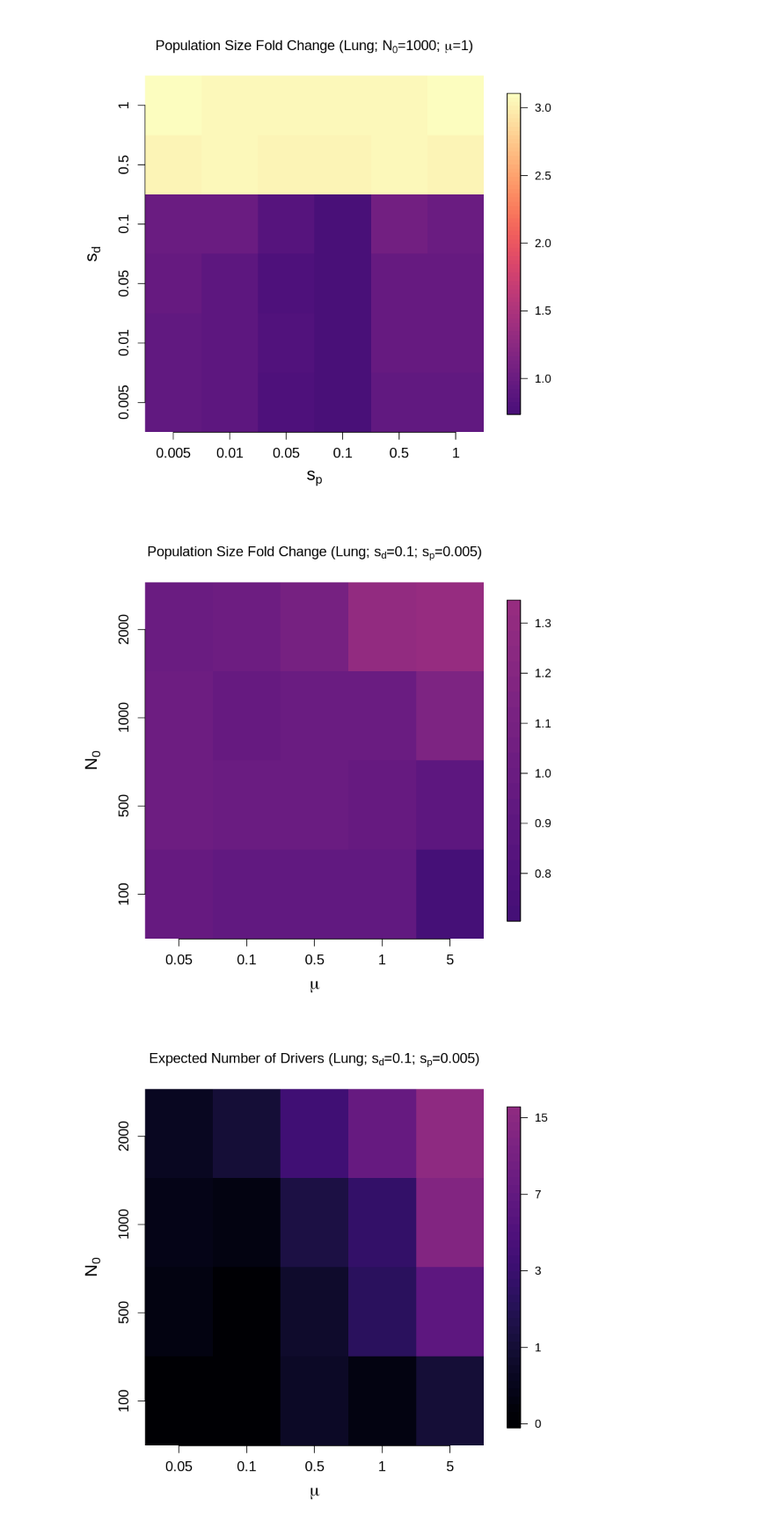
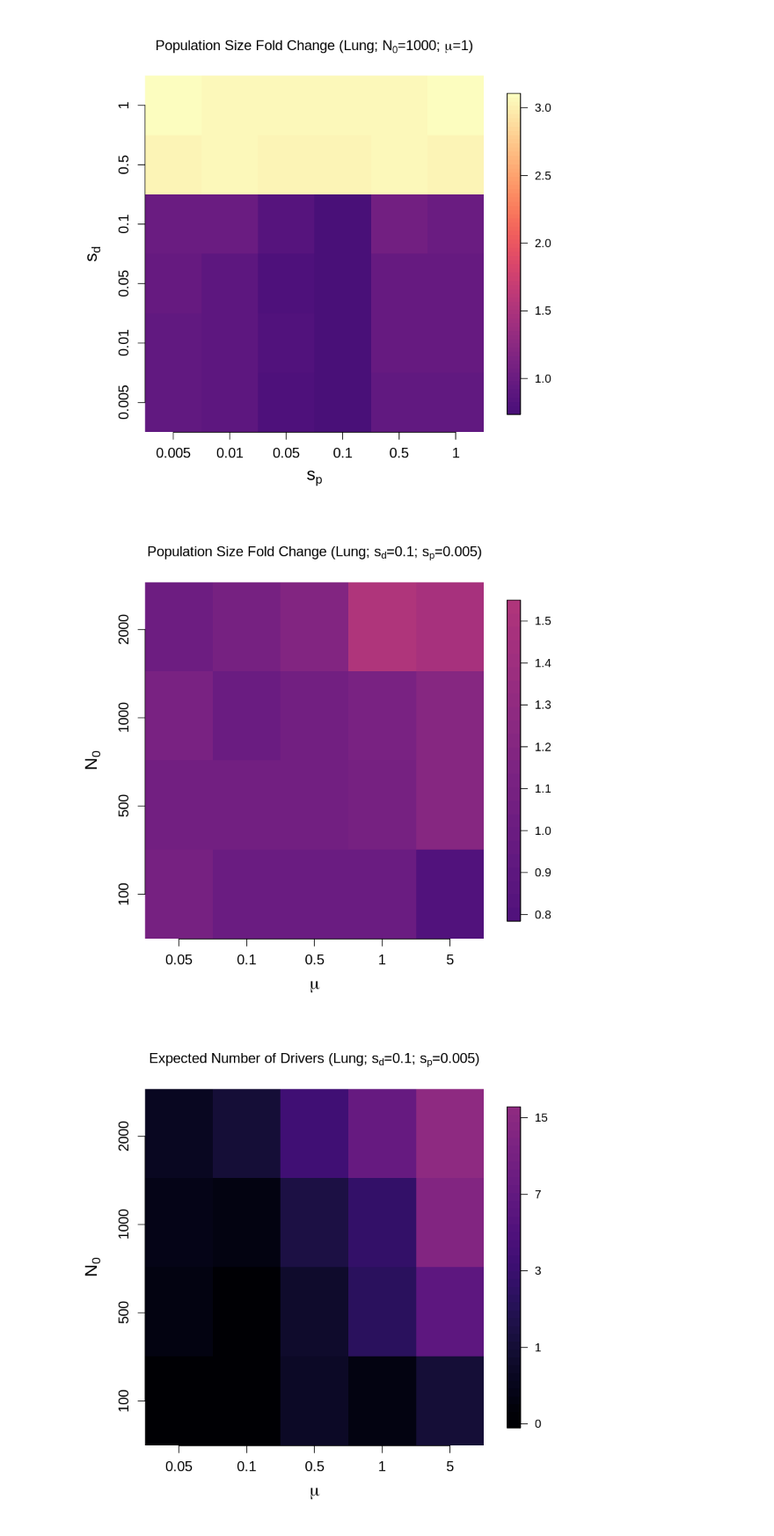
Before and after one commit to atallah-lab/analyses, a Jupyter notebook: sim_out_analyses/1018/test_lung_1001.ipynb, the cells around one changed output. Shown at 88% size. Cells and saved outputs as stored; diff of their text form; code cells hidden in the pictures.

```diff
--- a/sim_out_analyses/1018/test_lung_1001.ipynb
+++ b/sim_out_analyses/1018/test_lung_1001.ipynb
@@ -135,6 +135,9 @@ Ns_fc_std <- apply(Ns_fc,c(1,2,3,4),std)
 dim(Ns_fc)
 # %% [output]
 [1] 4 5 6 6 5
+# %%
+Ns_fc_max <- apply(Ns_fc,c(1,2,3,4),max)
+Ns_fc_min <- apply(Ns_fc,c(1,2,3,4),min)
 # %%
 #--- Fold change
 mu <- 1
@@ -149,14 +152,14 @@ axis(2, at=seq(0,1,0.20), labels=c(5e-3,1e-2,5e-2,1e-1,5e-1,1e-0),cex.axis=1.2);
 # %%
 #--- Fold change
 sd <- .1
 sp <- .005
-tmp <- Ns_fc_mean[,,which(sdv==sd),which(spv==sp)]
+tmp <- Ns_fc_max[,,which(sdv==sd),which(spv==sp)]
 image.plot(t(tmp),axes=F,col=cols2[(round(min(as.vector(tmp))*(length(cols2)/3.1))):(round(max(as.vector(tmp))*(length(cols2)/3.1)))])
 title(main=bquote(paste('Population Size Fold Change (',.(ctype),'; ',s[d],'=',.(toString(sd)),'; ',s[p],'=',.(toString(sp)),')')),xlab=expression(mu),ylab=expression(N[0]),cex.lab=1.5);
 axis(1, at=seq(0,1,0.25), labels=muv,cex.axis=1.2);
 axis(2, at=seq(0,1,0.33), labels=N0v,cex.axis=1.2);
 # %% [output]
-[figure, old version]
+[figure, new version]
 # %%
 #--- Expected drivers
 sd <- .1
```
Also changed, not shown: 10 other files.
